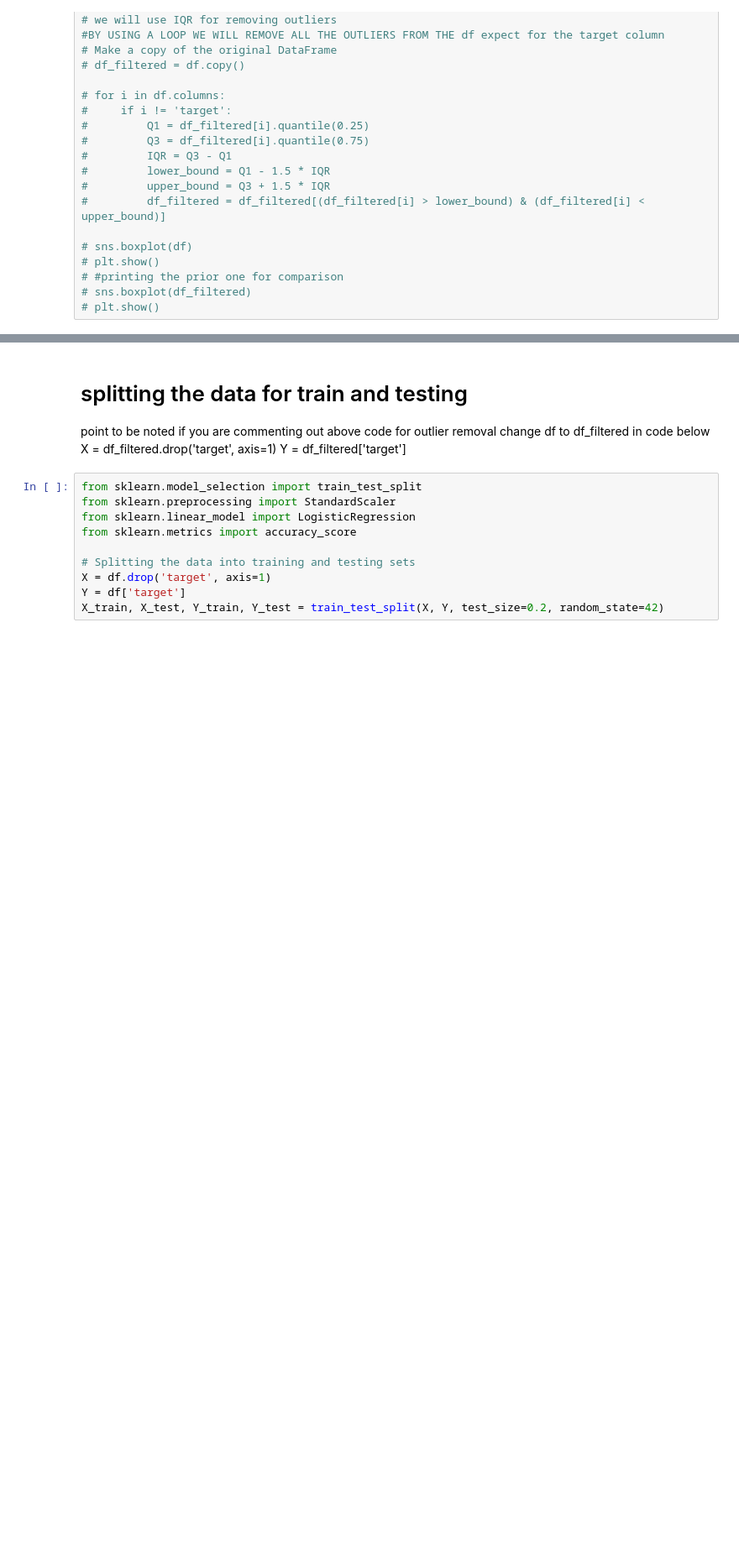
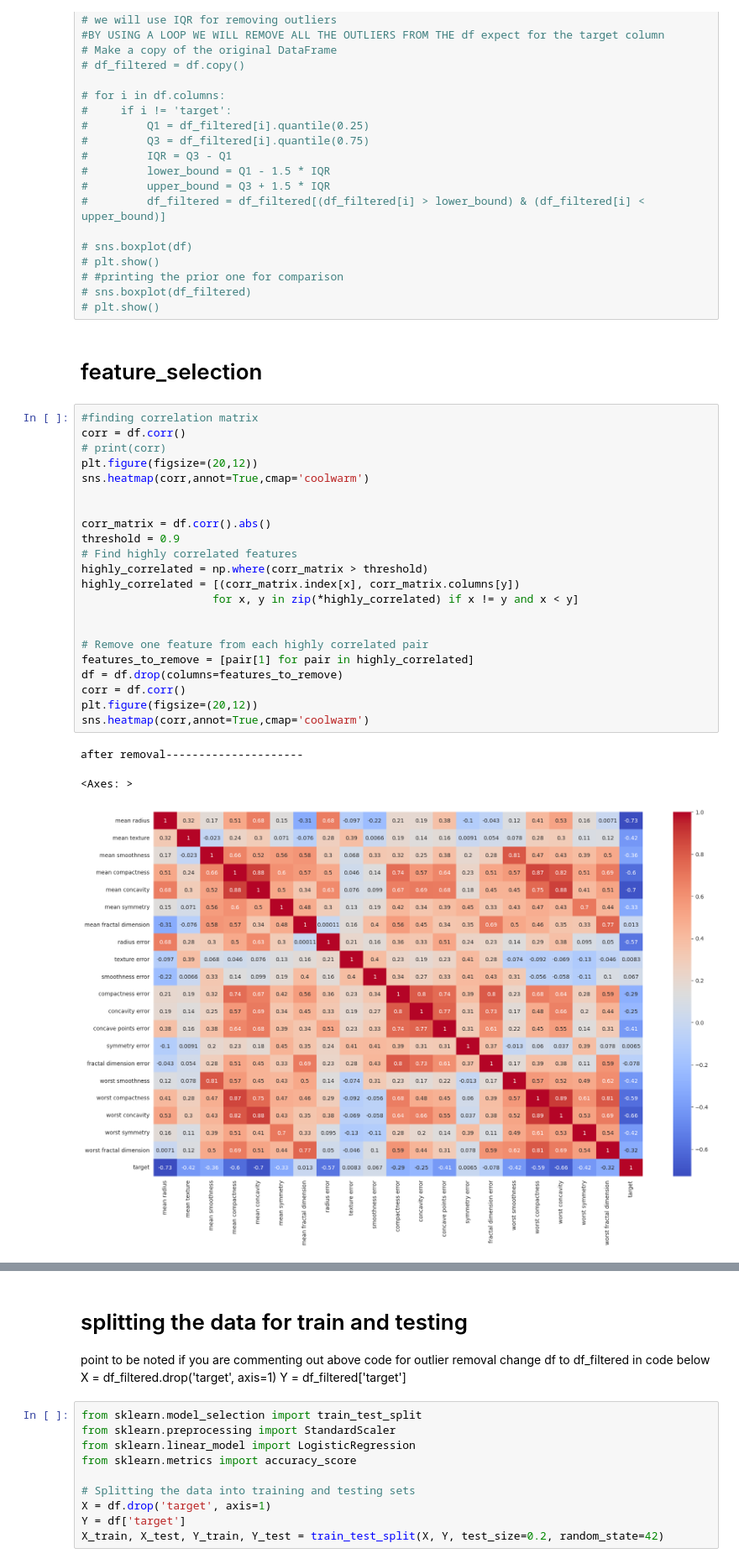
Before and after one commit to aman40399/AIML, a Jupyter notebook: logistic_regression/Breast_cancer.ipynb, the cells around one changed output, grey strips where cells are left out. Shown at 84% size. Cells and saved outputs as stored; diff of their text form; blank space fills up the shorter version.

Commit message:
feature selection

```diff
--- a/logistic_regression/Breast_cancer.ipynb
+++ b/logistic_regression/Breast_cancer.ipynb
@@ -216,3 +216,31 @@ for i in df.columns:
 # #printing the prior one for comparison
 # sns.boxplot(df_filtered)
 # plt.show()
+# %% [markdown]
+# feature_selection
+# %%
+#finding correlation matrix
+corr = df.corr()
+# print(corr)
+plt.figure(figsize=(20,12))
+sns.heatmap(corr,annot=True,cmap='coolwarm')
+
+
+corr_matrix = df.corr().abs()
+threshold = 0.9
+# Find highly correlated features
+highly_correlated = np.where(corr_matrix > threshold)
+highly_correlated = [(corr_matrix.index[x], corr_matrix.columns[y])
+                    for x, y in zip(*highly_correlated) if x != y and x < y]
+
+
+# Remove one feature from each highly correlated pair
+features_to_remove = [pair[1] for pair in highly_correlated]
+df = df.drop(columns=features_to_remove)
+corr = df.corr()
+plt.figure(figsize=(20,12))
+sns.heatmap(corr,annot=True,cmap='coolwarm')
+# %% [output]
+after removal---------------------
+<Axes: >
+[figure, added]
```
Also changed, not shown: parts of 6 cells of this notebook.
